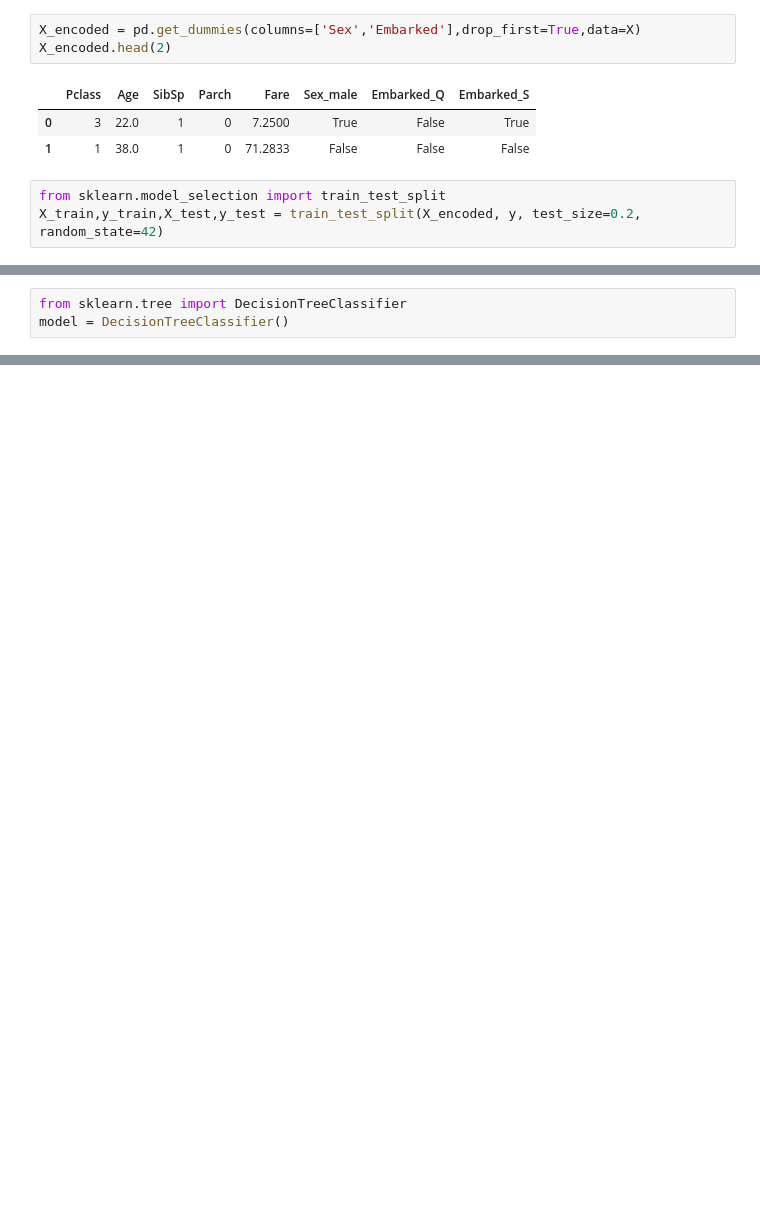
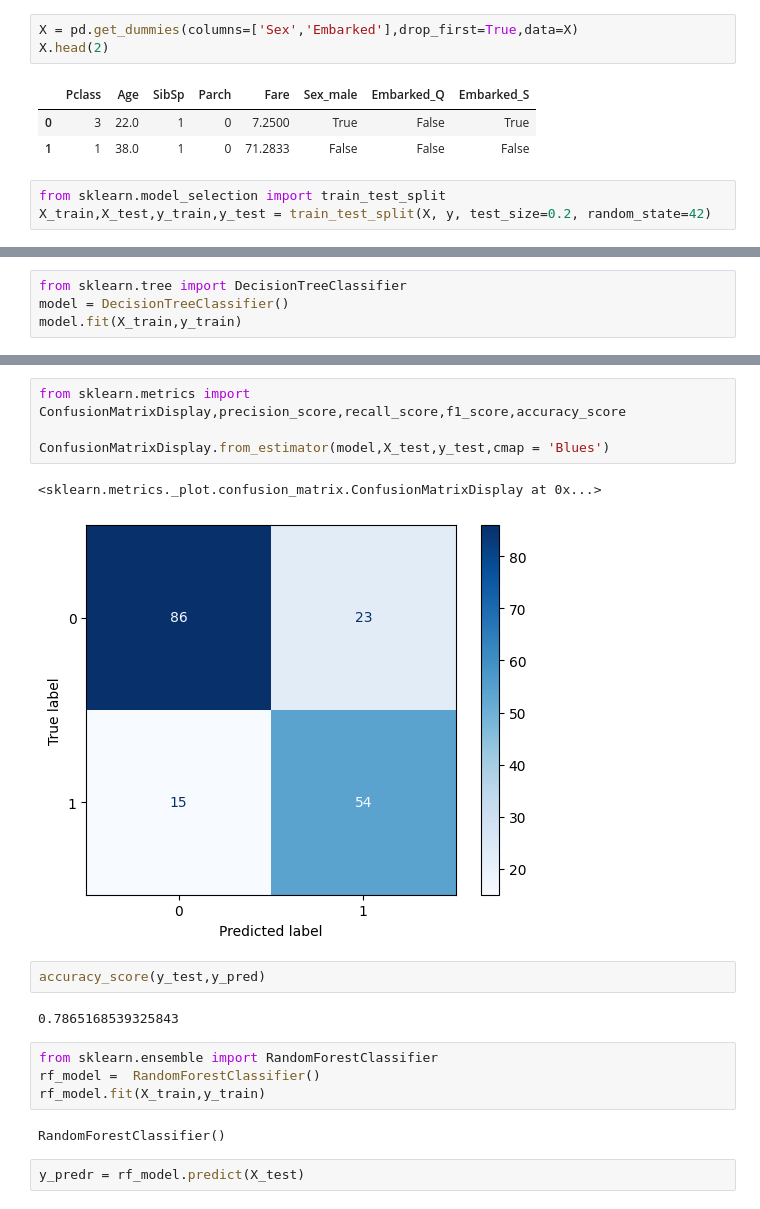
Before and after one commit to ashmi721/Data_Science_Class, a Jupyter notebook: Machine Learning/Supervised/Classification/DecisionTree_classifier.ipynb, the cells around one changed output, grey strips where cells are left out. Cells and saved outputs as stored; diff of their text form; blank space fills up the shorter version.

Commit message:
also practice the random forest

```diff
--- a/Machine Learning/Supervised/Classification/DecisionTree_classifier.ipynb
+++ b/Machine Learning/Supervised/Classification/DecisionTree_classifier.ipynb
@@ -257,10 +250,10 @@ y.shape
 # %%
-X_encoded = pd.get_dummies(columns=['Sex','Embarked'],drop_first=True,data=X)
-X_encoded.head(2)
+X = pd.get_dummies(columns=['Sex','Embarked'],drop_first=True,data=X)
+X.head(2)
 # %% [output]
 |  | Pclass | Age | SibSp | Parch | Fare | Sex_male | Embarked_Q | Embarked_S |
 | 0 | 3 | 22.0 | 1 | 0 | 7.2500 | True | False | True |
 | 1 | 1 | 38.0 | 1 | 0 | 71.2833 | False | False | False |
 # %%
 from sklearn.model_selection import train_test_split
-X_train,y_train,X_test,y_test = train_test_split(X_encoded, y, test_size=0.2, random_state=42)
+X_train,X_test,y_train,y_test = train_test_split(X, y, test_size=0.2, random_state=42)
@@ -267,3 +268,4 @@ X_train,y_train,X_test,y_test = train_test_split(X_encoded, y, test_size=0.2, ra
 # %%
 from sklearn.tree import DecisionTreeClassifier
 model = DecisionTreeClassifier()
+model.fit(X_train,y_train)
@@ -269,0 +287,19 @@ model = DecisionTreeClassifier()
+# %%
+from sklearn.metrics import ConfusionMatrixDisplay,precision_score,recall_score,f1_score,accuracy_score
+
+ConfusionMatrixDisplay.from_estimator(model,X_test,y_test,cmap = 'Blues')
+# %% [output]
+<sklearn.metrics._plot.confusion_matrix.ConfusionMatrixDisplay at 0x...>
+[figure, added]
+# %%
+accuracy_score(y_test,y_pred)
+# %% [output]
+0.7865168539325843
+# %%
+from sklearn.ensemble import RandomForestClassifier
+rf_model =  RandomForestClassifier()
+rf_model.fit(X_train,y_train)
+# %% [output]
+RandomForestClassifier()
+# %%
+y_predr = rf_model.predict(X_test)
```
Also changed, not shown: parts of 9 cells of this notebook.
